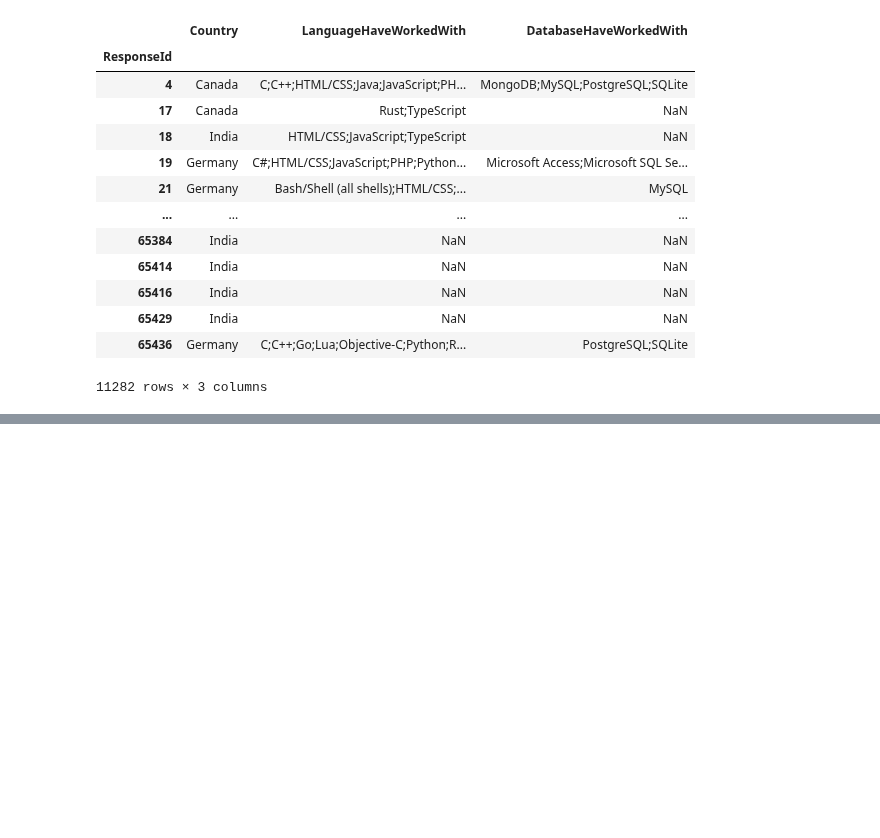
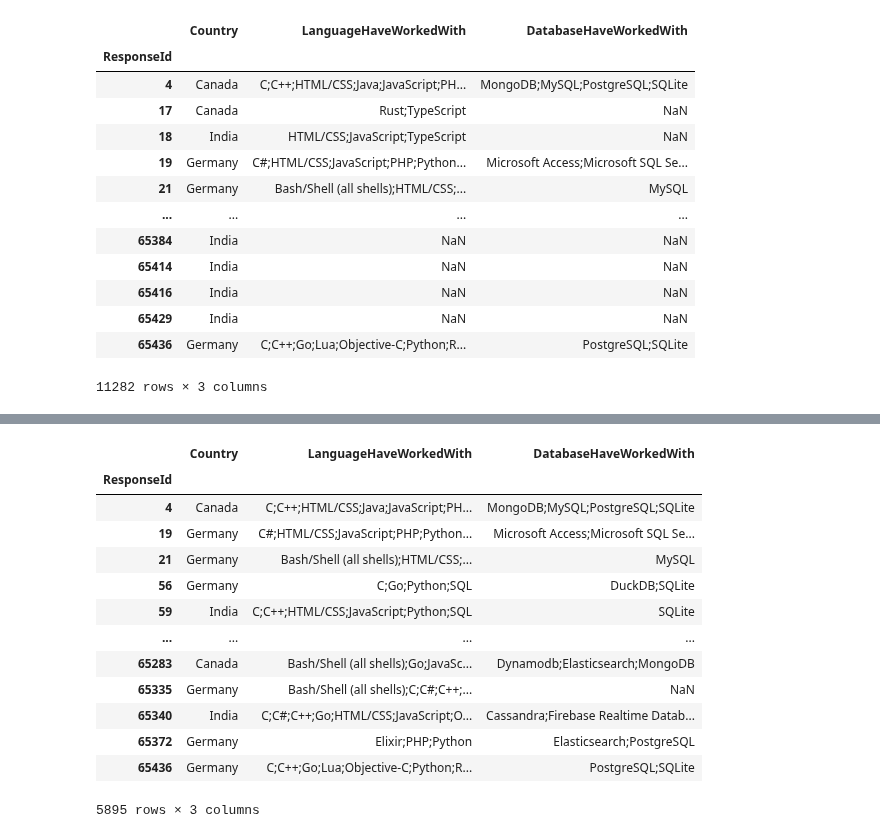
Before and after one commit to Sansub471/DataVisualization, a Jupyter notebook: pandas_classes/pandas_four.ipynb, the cells around one changed output, grey strips where cells are left out. Drawn from its saved outputs; the diff is of its cells as text; code cells hidden in the pictures; blank space fills up the shorter version.

Commit message:
The filtering with string methods done, they are many methods in string methods.

```diff
--- a/pandas_classes/pandas_four.ipynb
+++ b/pandas_classes/pandas_four.ipynb
@@ -100,6 +100,7 @@ df.head()
 
 # Task1 : Find respondents from following countries : India, USA, UK, Germany
 countries = ['United States', 'United Kingdom', 'India', 'Germany', 'Canada']
+column_names = ['Country', 'LanguageHaveWorkedWith', 'DatabaseHaveWorkedWith']
 country_filter = df['Country'].isin(countries)
 df.loc[country_filter, 'Country']
 # %% [output]
@@ -145,0 +137,19 @@ Index(['MainBranch', 'Age', 'Employment', 'RemoteWork', 'Check',
+# %%
+# Task 2 : Find respondents who have worked with python and are from above mentioned countries
+language_filter = df['LanguageHaveWorkedWith'].str.contains('Python', na=False)
+df.loc[country_filter & language_filter, column_names]
+# %% [output]
+|  | Country | LanguageHaveWorkedWith | DatabaseHaveWorkedWith |
+| ResponseId |  |  |  |
+| 4 | Canada | C;C++;HTML/CSS;Java;JavaScript;PH... | MongoDB;MySQL;PostgreSQL;SQLite |
+| 19 | Germany | C#;HTML/CSS;JavaScript;PHP;Python... | Microsoft Access;Microsoft SQL Se... |
+| 21 | Germany | Bash/Shell (all shells);HTML/CSS;... | MySQL |
+| 56 | Germany | C;Go;Python;SQL | DuckDB;SQLite |
+| 59 | India | C;C++;HTML/CSS;JavaScript;Python;SQL | SQLite |
+| ... | ... | ... | ... |
+| 65283 | Canada | Bash/Shell (all shells);Go;JavaSc... | Dynamodb;Elasticsearch;MongoDB |
+| 65335 | Germany | Bash/Shell (all shells);C;C#;C++;... | NaN |
+| 65340 | India | C;C#;C++;Go;HTML/CSS;JavaScript;O... | Cassandra;Firebase Realtime Datab... |
+| 65372 | Germany | Elixir;PHP;Python | Elasticsearch;PostgreSQL |
+| 65436 | Germany | C;C++;Go;Lua;Objective-C;Python;R... | PostgreSQL;SQLite |
+5895 rows × 3 columns
```
Also changed, not shown: parts of 2 cells of this notebook.
